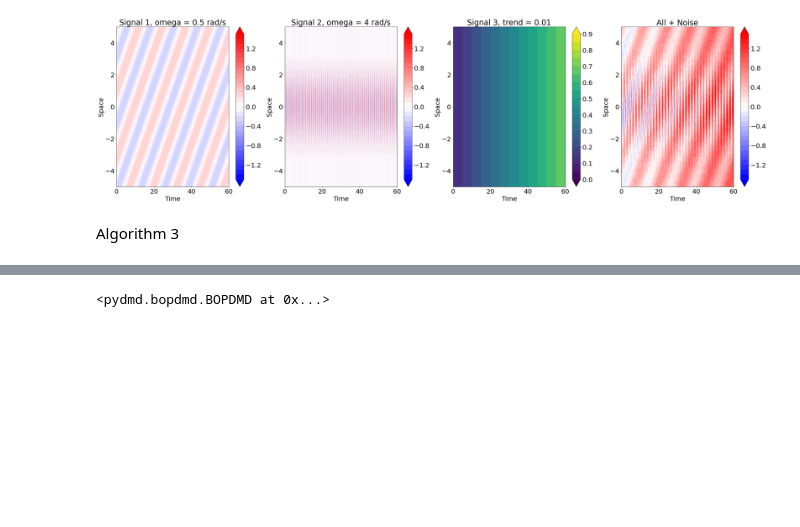
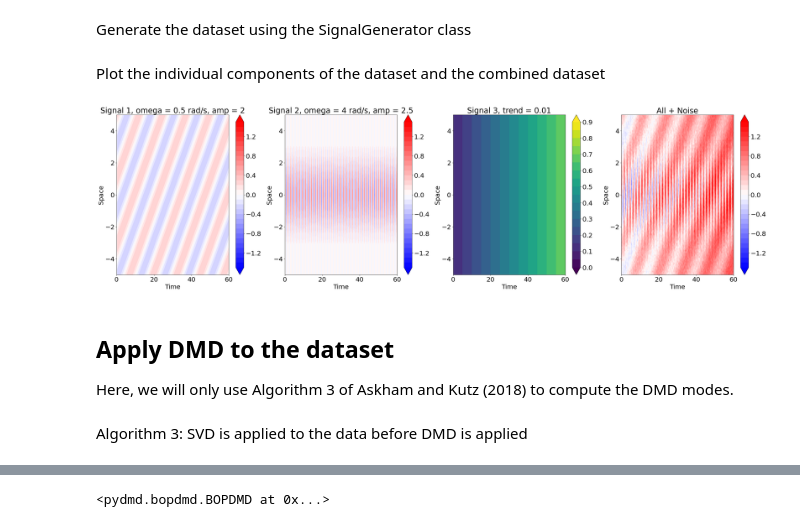
Before and after one commit to ClimeTrend/dmd-toy-dataset, a Jupyter notebook: 02_DMD_on_two_sinusoids_plus_trend.ipynb, the cells around one changed output, grey strips where cells are left out. Cells and saved outputs as stored; diff of their text form; code cells hidden in the pictures; blank space fills up the shorter version.

```diff
--- a/02_DMD_on_two_sinusoids_plus_trend.ipynb
+++ b/02_DMD_on_two_sinusoids_plus_trend.ipynb
@@ -5,12 +9,16 @@ from pydmd.plotter import plot_summary
 from signal_generator import SignalGenerator
 from matplotlib import pyplot as plt
 import numpy as np
+# %% [markdown]
+Generate the dataset using the SignalGenerator class
 # %%
 signal_generator = SignalGenerator(x_min=-5, x_max=5, t_max=60)
 signal_generator.add_sinusoid1(a=2, omega=0.5, k=1.5)
 signal_generator.add_sinusoid2(a=2.5, omega=4)
 signal_generator.add_trend(trend=0.01, mu=0.1)
 signal_generator.add_noise(random_seed=42)
+# %% [markdown]
+Plot the individual components of the dataset and the combined dataset
 # %%
 plt.rcParams.update({'font.size': 22})
 
@@ -22,33 +30,33 @@ levels = np.arange(vmin, vmax+0.1, 0.1)
 ax = fig.add_subplot(1, 4, 1)
 contour = ax.contourf(signal_generator.T, signal_generator.X, signal_generator.components[0]["signal"], levels=levels, cmap='bwr', extend='both')
 plt.xlabel('Time')
 plt.ylabel('Space')
-plt.title(f'Signal 1, omega = {signal_generator.components[0]["omega"]} rad/s')
+plt.title(f'Signal 1, omega = {signal_generator.components[0]["omega"]} rad/s, amp = {signal_generator.components[0]["a"]}')
 plt.colorbar(contour, ax=ax, orientation="vertical")
 
 ax = fig.add_subplot(1, 4, 2)
 contour = ax.contourf(signal_generator.T, signal_generator.X, signal_generator.components[1]["signal"], levels=levels, cmap='bwr', extend='both')
 plt.xlabel('Time')
 plt.ylabel('Space')
-plt.title(f'Signal 2, omega = {signal_generator.components[1]["omega"]} rad/s')
+plt.title(f'Signal 2, omega = {signal_generator.components[1]["omega"]} rad/s, amp = {signal_generator.components[1]["a"]}')
 plt.colorbar(contour, ax=ax, orientation="vertical")
 
 ax = fig.add_subplot(1, 4, 3)
 contour = ax.contourf(
     signal_generator.T, signal_generator.X, signal_generator.components[2]["signal"], levels=np.arange(0, 0.95, 0.05), cmap='viridis', extend='both'
     )
 plt.xlabel('Time')
 plt.ylabel('Space')
 plt.title(f'Signal 3, trend = {signal_generator.components[2]["trend"]}')
 plt.colorbar(contour, ax=ax, orientation="vertical")
 
 ax = fig.add_subplot(1, 4, 4)
 contour = ax.contourf(signal_generator.T, signal_generator.X, signal_generator.signal, levels=levels, cmap='bwr', extend='both')
 plt.xlabel('Time')
 plt.ylabel('Space')
 plt.title('All + Noise')
 plt.colorbar(contour, ax=ax, orientation="vertical")
 
 plt.show()
 # %% [output]
-[figure, old version]
+[figure, new version]
@@ -58,2 +63,3 @@ delay = 2
-# %% [markdown]
-Algorithm 3
+# %% [markdown]
+## Apply DMD to the dataset
+Here, we will only use Algorithm 3 of Askham and Kutz (2018) to compute the DMD modes.
@@ -60,3 +69,5 @@ Algorithm 3
+# %% [markdown]
+Algorithm 3: SVD is applied to the data before DMD is applied
 # %%
 optdmd = BOPDMD(svd_rank=svd_rank, num_trials=0, use_proj=True)
 delay_optdmd = hankel_preprocessing(optdmd, d=delay)
```
Also changed, not shown: parts of 14 cells of this notebook.
